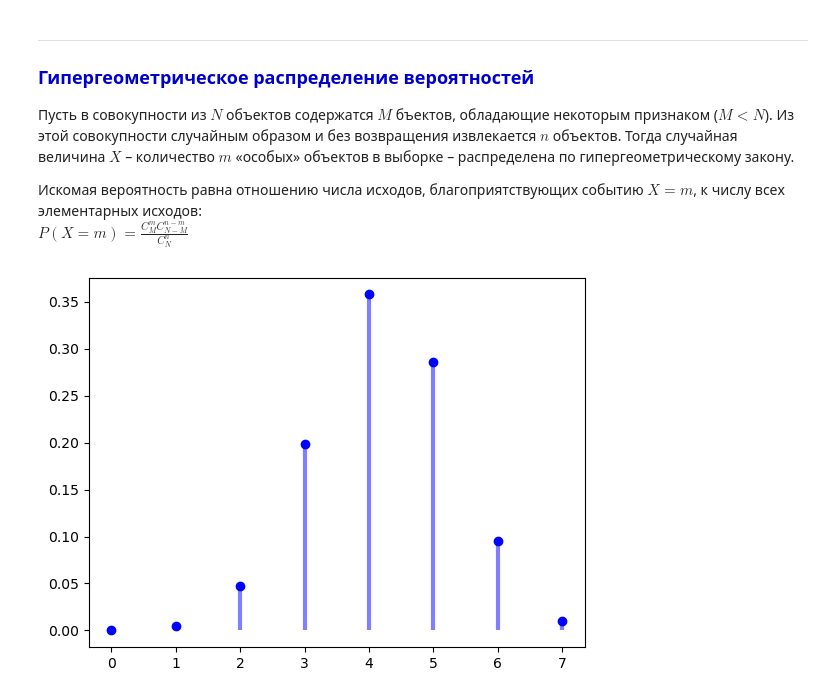
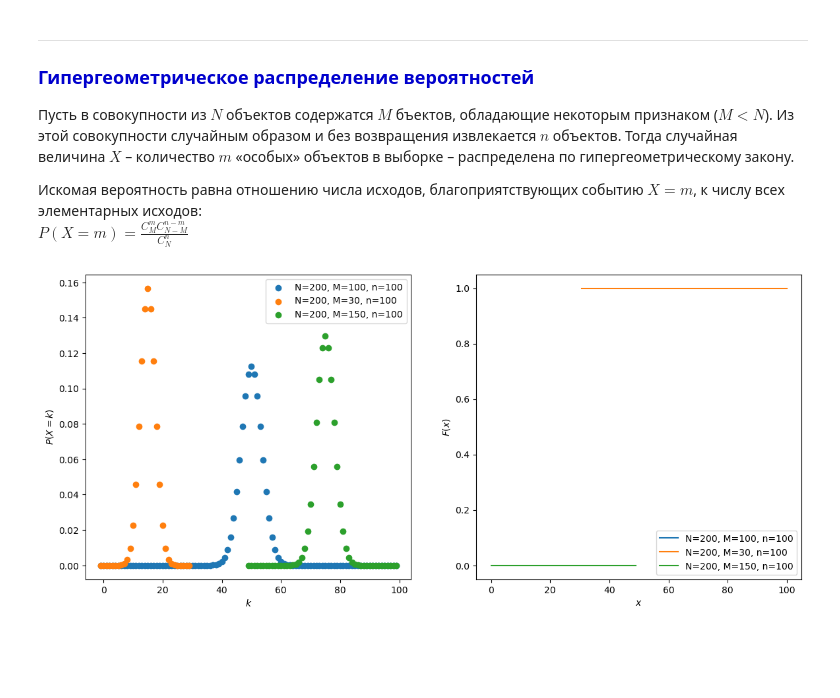
Before and after one commit to TanXmas/ProbabilityTheory_and_Statistics, a Jupyter notebook: PT_02_Random values. Discrete random value.ipynb, the cells around one changed output. Cells and saved outputs as stored; diff of their text form; code cells hidden in the pictures; blank space fills up the shorter version.

```diff
--- a/PT_02_Random values. Discrete random value.ipynb
+++ b/PT_02_Random values. Discrete random value.ipynb
@@ -274,14 +321,29 @@ ___
 
 Искомая вероятность равна отношению числа исходов, благоприятствующих событию $X=m$, к числу всех элементарных исходов: \
 $\displaystyle P(X=m) = \frac{C_M^m C_{N-M}^{n-m}}{C_N^n}$
-# %%
-N, M, n = 20, 12, 7
-rv = stats.hypergeom(N, n, M)
-
-x = np.arange(0, n+1)
-pmf_dogs = rv.pmf(x)
-
-plt.plot(x, pmf_dogs, 'bo', ms=6)
-plt.vlines(x, 0, pmf_dogs, colors='b', lw=3, alpha=0.5);
-# %% [output]
-[figure, removed]
+# %%
+plt.figure(figsize = [7*2, 6])
+
+params = [(200, 100, 100), (200, 30, 100), (200, 150, 100)]
+
+plt.subplot(1, 2, 1)
+# распределение вероятностей
+for N, M, n in params:
+    rv = stats.hypergeom(N, n, M)
+    x = np.arange(rv.ppf(0), rv.ppf(1))
+    plt.scatter(x, rv.pmf(x), label=f'{N=}, {M=}, {n=}')
+plt.ylabel('$P(X=k)$')
+plt.xlabel('$k$')
+plt.legend()
+
+plt.subplot(1, 2, 2)
+# функция распределения
+x = np.linspace(0, 100)
+for N, M, n in params:
+    rv = stats.hypergeom(N, n, M)
+    plt.plot(x, rv.cdf(x), label=f'{N=}, {M=}, {n=}')
+plt.ylabel('$F(x)$')
+plt.xlabel('$x$')
+plt.legend();
+# %% [output]
+[figure, added]
```
Also changed, not shown: parts of 5 cells of this notebook.
